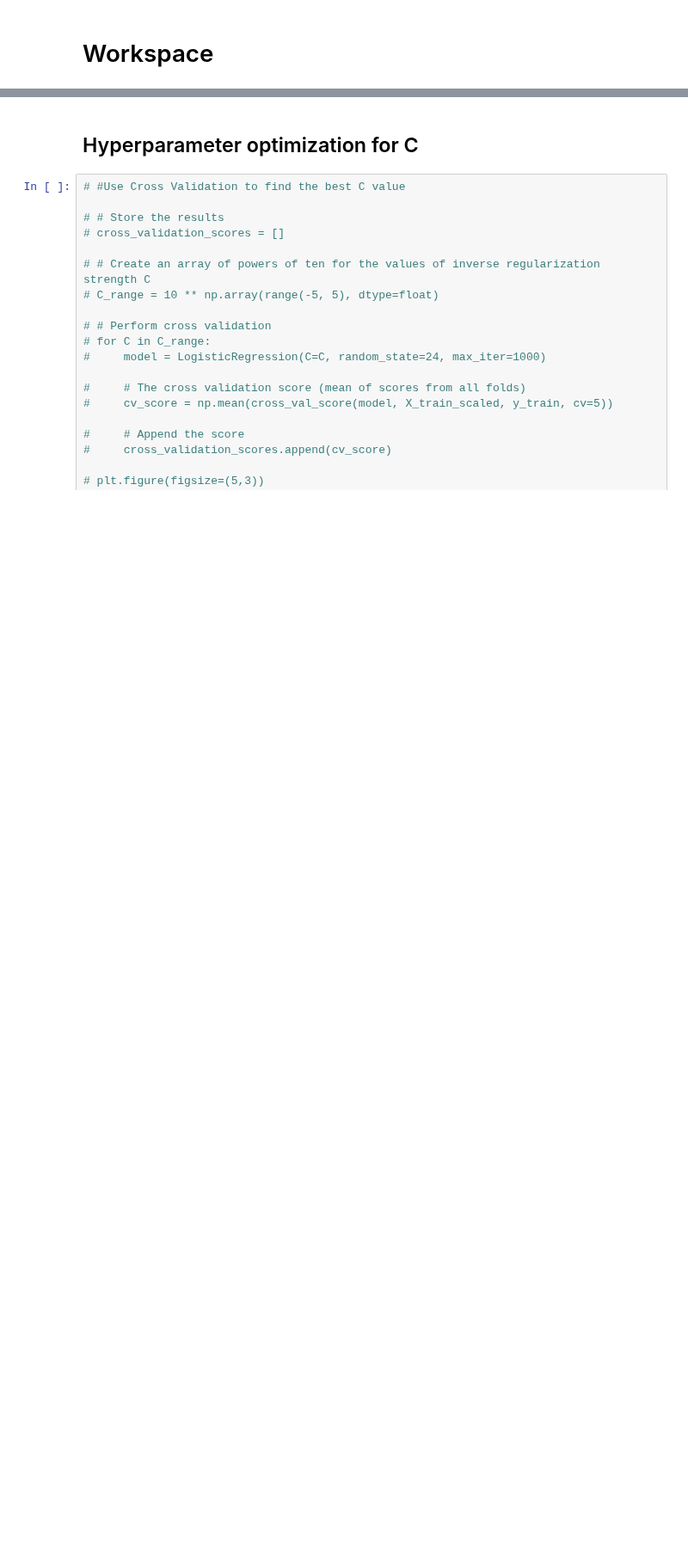
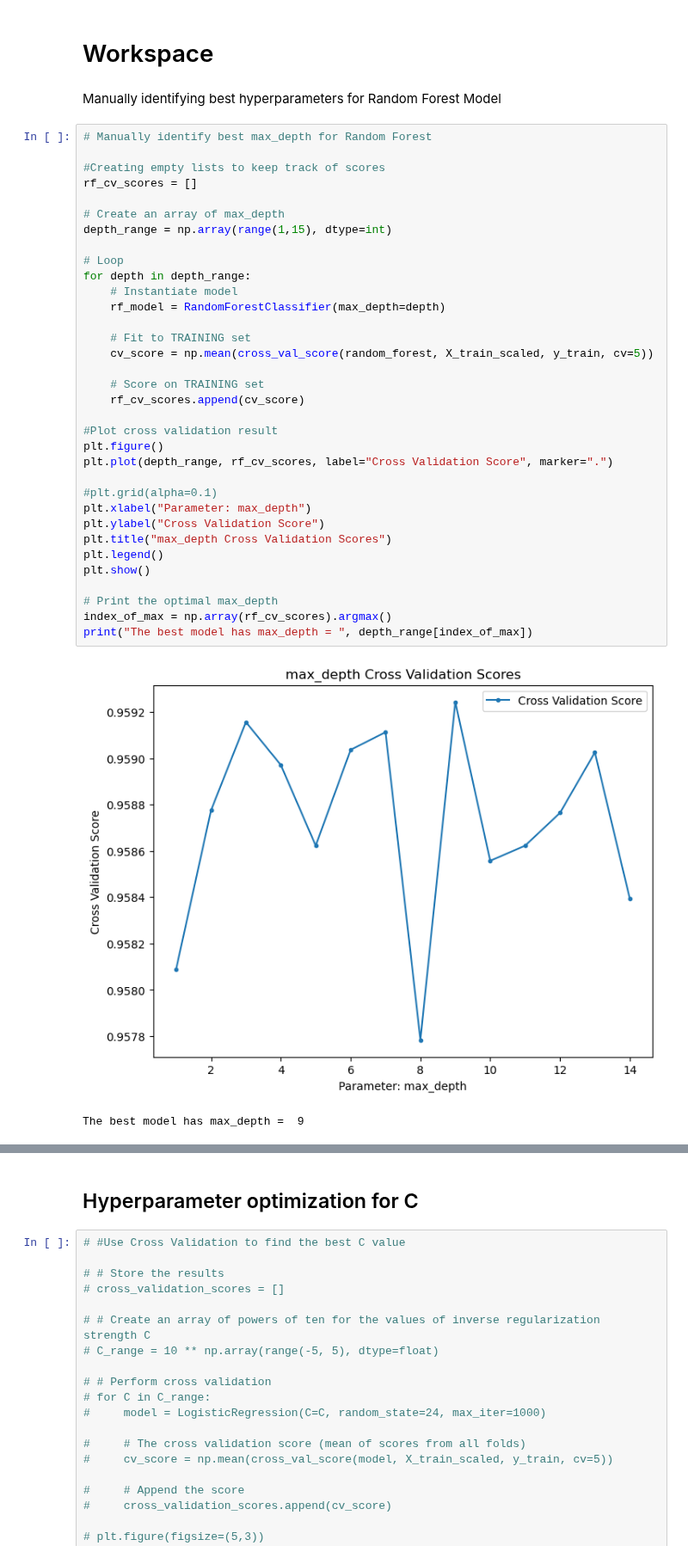
Before and after one commit to briantlui/predictive-model, a Jupyter notebook: notebooks/02-eda.ipynb, the cells around one changed output, grey strips where cells are left out. Shown at 86% size. Drawn from its saved outputs; the diff is of its cells as text; blank space fills up the shorter version.

```diff
--- a/notebooks/02-eda.ipynb
+++ b/notebooks/02-eda.ipynb
@@ -1004,2 +1061,41 @@ plt.show()
 # %% [markdown]
 # Workspace
+# %% [markdown]
+Manually identifying best hyperparameters for Random Forest Model
+# %%
+# Manually identify best max_depth for Random Forest
+
+#Creating empty lists to keep track of scores
+rf_cv_scores = []
+
+# Create an array of max_depth
+depth_range = np.array(range(1,15), dtype=int)
+
+# Loop
+for depth in depth_range:
+    # Instantiate model
+    rf_model = RandomForestClassifier(max_depth=depth)
+
+    # Fit to TRAINING set
+    cv_score = np.mean(cross_val_score(random_forest, X_train_scaled, y_train, cv=5))
+
+    # Score on TRAINING set
+    rf_cv_scores.append(cv_score)
+
+#Plot cross validation result
+plt.figure()
+plt.plot(depth_range, rf_cv_scores, label="Cross Validation Score", marker=".")
+
+#plt.grid(alpha=0.1)
+plt.xlabel("Parameter: max_depth")
+plt.ylabel("Cross Validation Score")
+plt.title("max_depth Cross Validation Scores")
+plt.legend()
+plt.show()
+
+# Print the optimal max_depth
+index_of_max = np.array(rf_cv_scores).argmax()
+print("The best model has max_depth = ", depth_range[index_of_max])
+# %% [output]
+[figure, added]
+The best model has max_depth =  9
```
Also changed, not shown: parts of 23 cells of this notebook.
